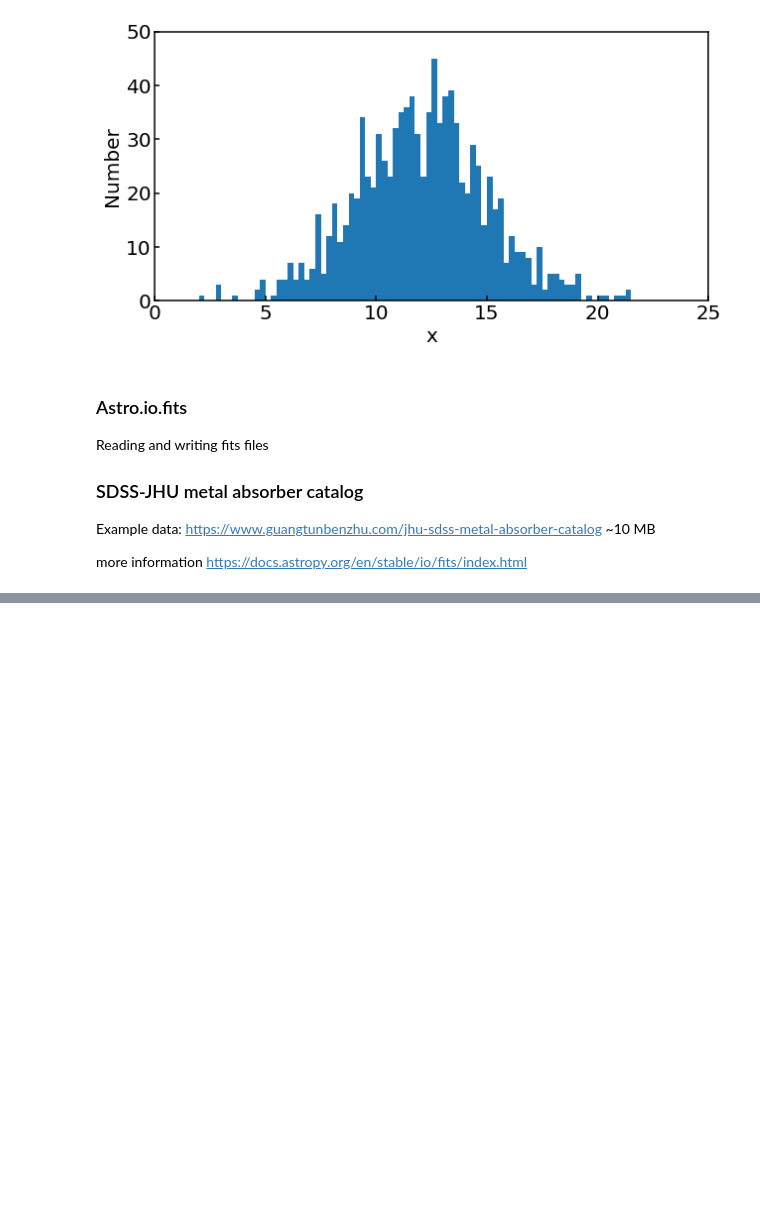
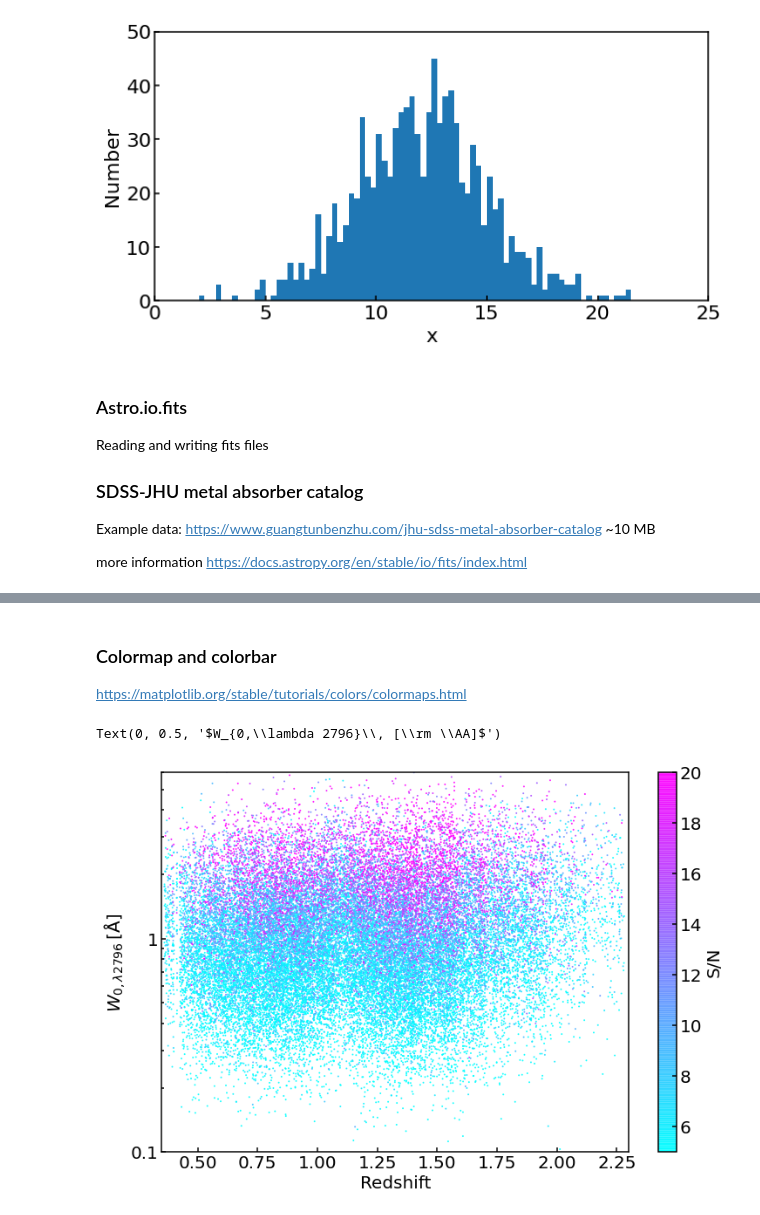
Before and after one commit to CrazyAncestor/Data-Analysis-in-Astronomy-2021, a Jupyter notebook: Week_1/Python_basic.ipynb, the cells around one changed output, grey strips where cells are left out. Cells and saved outputs as stored; diff of their text form; code cells hidden in the pictures; blank space fills up the shorter version.

Commit message:
Adding colorbar

```diff
--- a/Week_1/Python_basic.ipynb
+++ b/Week_1/Python_basic.ipynb
@@ -398,0 +399,34 @@ Text(0, 0.5, '$W_{0,\\lambda 2803}\\, [\\rm \\AA]$')
+# %% [markdown]
+### Colormap and colorbar
+
+https://matplotlib.org/stable/tutorials/colors/colormaps.html
+# %%
+#search = np.where(catalog['REW_MGII_2796']>1.0)
+import matplotlib.cm as cm
+#from mpl_toolkits.axes_grid1 import make_axes_locatable
+
+my_plot_style()
+
+
+plt.figure(figsize=(12,8))
+
+
+plt.scatter(catalog['zabs'],catalog['REW_MGII_2796'],s=1,c=catalog['SNR_MGII_2796'],vmin=5,vmax=20,alpha=0.8,cmap=cm.cool)
+plt.colorbar(label='S/N')
+#plt.scatter(catalog['REW_MGII_2796'][search[0]],catalog['REW_MGII_2803'][search[0]],s=1,alpha=0.5)
+#plt.xscale('log')
+plt.yscale('log')
+plt.xlim(0.35,2.3)
+plt.ylim(0.1,6)
+
+#plt.xticks([0.1,1],('0.1','1'))
+plt.yticks([0.1,1],('0.1','1'))
+plt.xlabel('Redshift')
+plt.ylabel('$W_{0,\lambda 2796}\\, [\\rm \AA]$')
+
+
+
+#plt.subplot(2,1,2)
+# %% [output]
+Text(0, 0.5, '$W_{0,\\lambda 2796}\\, [\\rm \\AA]$')
+[figure, added]
```
Also changed, not shown: parts of 20 cells of this notebook.
